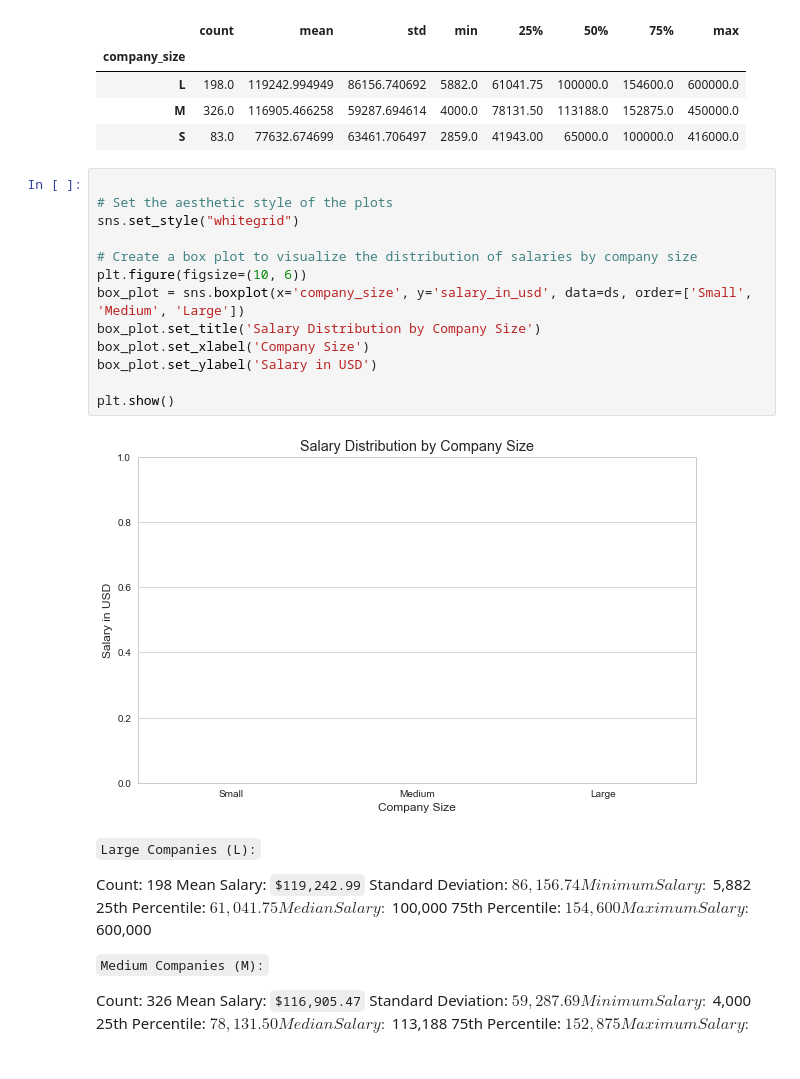
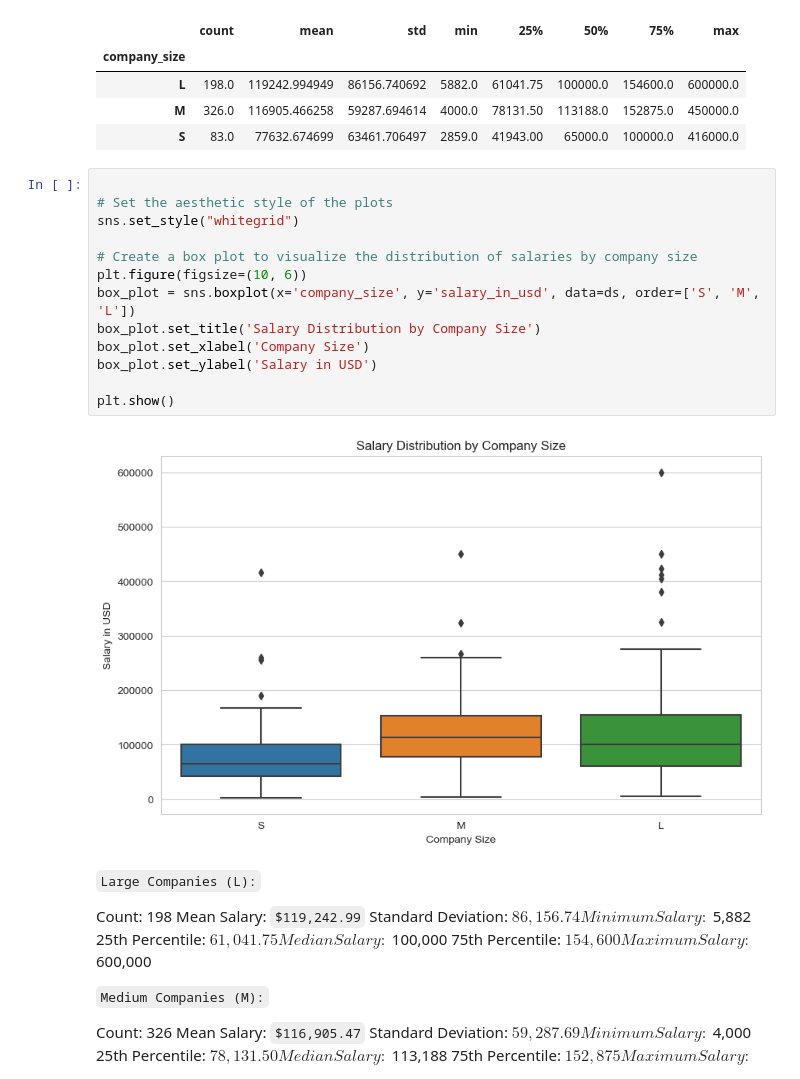
Before and after one commit to ed-gar-k/Phase-2-project, a Jupyter notebook: Untitled.ipynb, the cells around one changed output. Saved outputs shown, nothing was run; the diff lists cells and outputs as text.

```diff
--- a/Untitled.ipynb
+++ b/Untitled.ipynb
@@ -285,18 +285,18 @@ salary_by_company_size
 # %%
 
 # Set the aesthetic style of the plots
 sns.set_style("whitegrid")
 
 # Create a box plot to visualize the distribution of salaries by company size
 plt.figure(figsize=(10, 6))
-box_plot = sns.boxplot(x='company_size', y='salary_in_usd', data=ds, order=['Small', 'Medium', 'Large'])
+box_plot = sns.boxplot(x='company_size', y='salary_in_usd', data=ds, order=['S', 'M', 'L'])
 box_plot.set_title('Salary Distribution by Company Size')
 box_plot.set_xlabel('Company Size')
 box_plot.set_ylabel('Salary in USD')
 
 plt.show()
 # %% [output]
-[figure, old version]
+[figure, new version]
 # %% [markdown]
 `Large Companies (L):`
 
```
Also changed, not shown: parts of 3 cells of this notebook.
